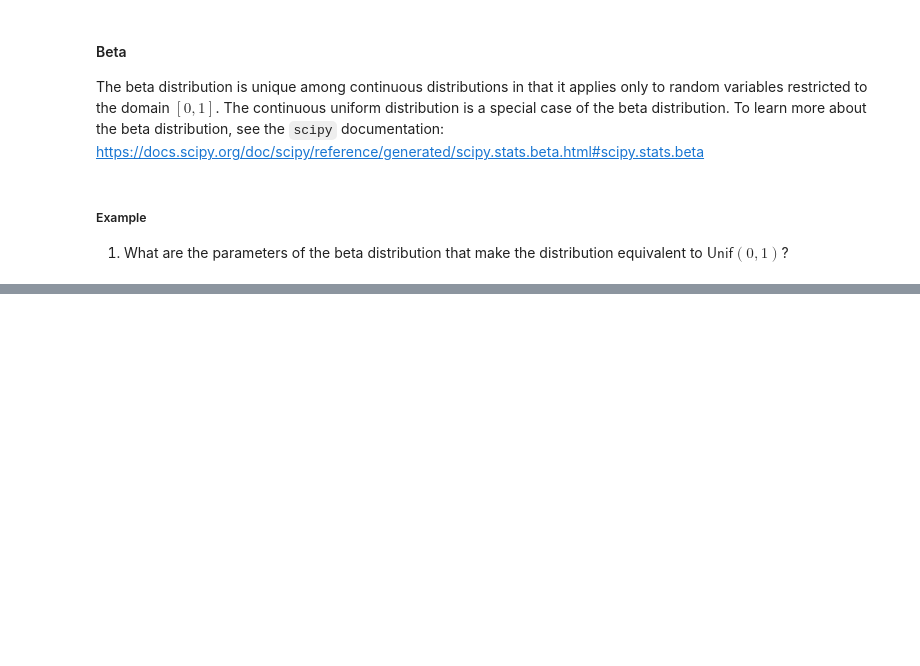
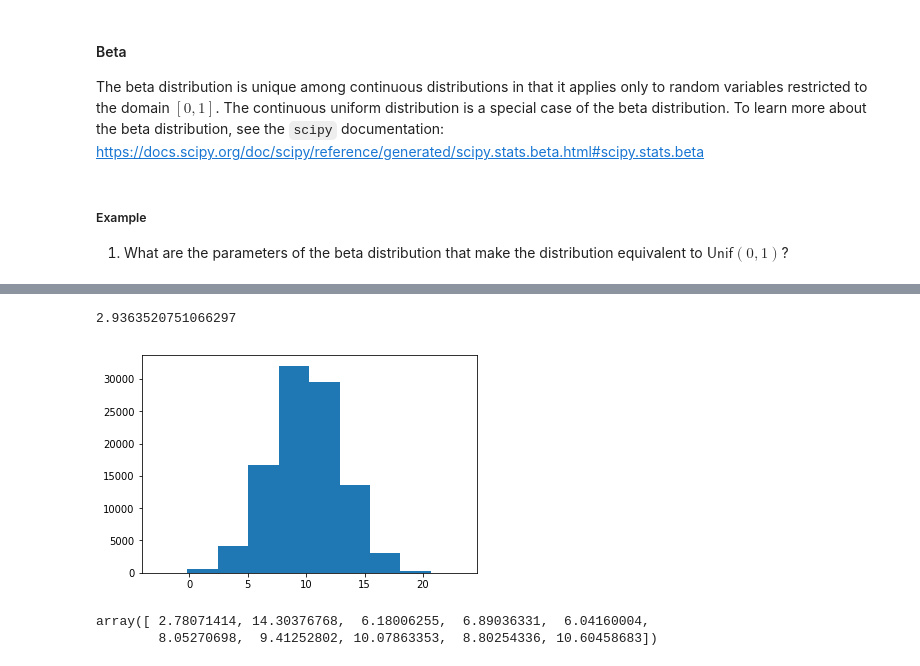
Before and after one commit to VanHegeMonster/Data-Science-Notebooks, a Jupyter notebook: Math 377 Lesson 13.ipynb, the cells around one changed output, grey strips where cells are left out. Saved outputs shown, nothing was run; the diff lists cells and outputs as text; code cells hidden in the pictures; blank space fills up the shorter version.

```diff
--- a/Math 377 Lesson 13.ipynb
+++ b/Math 377 Lesson 13.ipynb
@@ -661,0 +768,6 @@ The beta distribution is unique among continuous distributions in that it applie
+# %%
+Van_Hebling_norm=stats.norm(10,3)
+# %%
+np.std(Van_Hebling_norm.rvs(100))
+# %% [output]
+2.9363520751066297
@@ -663,0 +778,9 @@ The beta distribution is unique among continuous distributions in that it applie
+# %%
+plt.hist(Van_Hebling_norm.rvs(100000));
+# %% [output]
+[figure, added]
+# %%
+stats.norm(10,3).rvs(10)
+# %% [output]
+array([ 2.78071414, 14.30376768,  6.18006255,  6.89036331,  6.04160004,
+        8.05270698,  9.41252802, 10.07863353,  8.80254336, 10.60458683])
```
Also changed, not shown: parts of 25 cells of this notebook, 5 other files.
